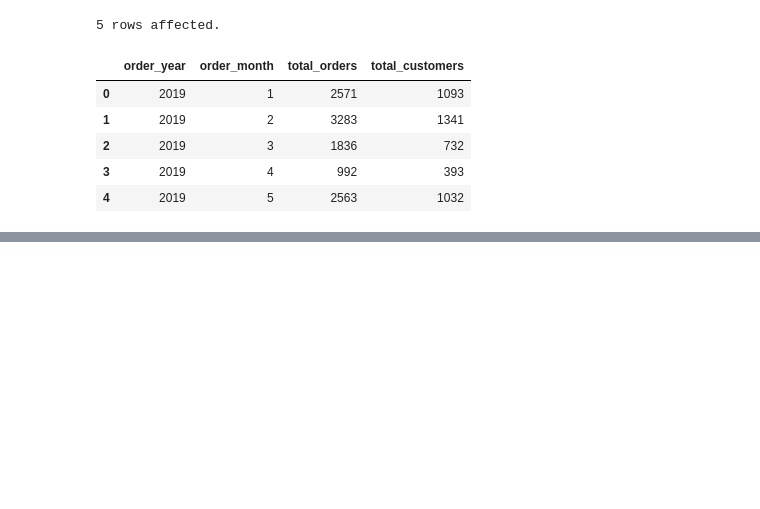
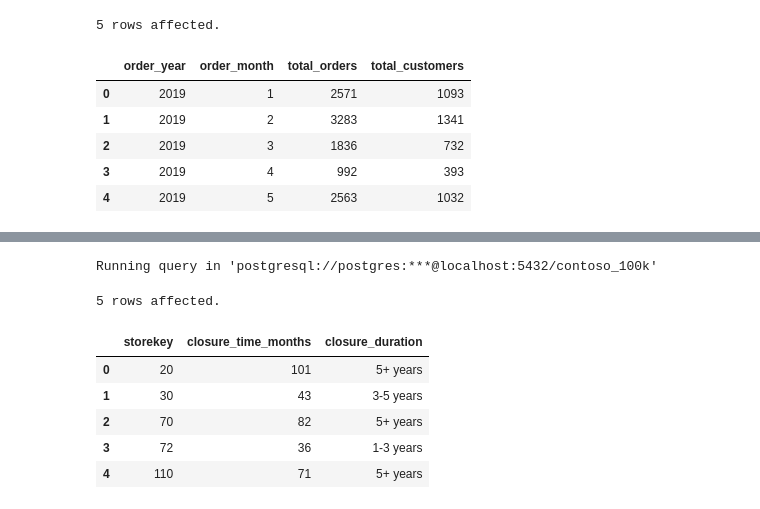
Before and after one commit to JonasWetzel94/google_collab_sql, a Jupyter notebook: Resources/Blank_SQL_Notebook.ipynb, the cells around one changed output, grey strips where cells are left out. Drawn from its saved outputs; the diff is of its cells as text; code cells hidden in the pictures; blank space fills up the shorter version.

```diff
--- a/Resources/Blank_SQL_Notebook.ipynb
+++ b/Resources/Blank_SQL_Notebook.ipynb
@@ -236,0 +281,30 @@ LIMIT 5;]
+# %%
+%%sql
+WITH store_durations AS (
+    SELECT
+        storekey,
+        EXTRACT(YEAR FROM AGE(closedate, opendate)) * 12 + EXTRACT(MONTH FROM AGE(closedate, opendate)) closure_time_months
+    FROM store
+    WHERE closedate IS NOT NULL
+)
+SELECT
+    storekey,
+    closure_time_months,
+    CASE
+        WHEN closure_time_months < 12 THEN 'Less than 1 year'
+        WHEN closure_time_months BETWEEN 12 AND 36 THEN '1-3 years'
+        WHEN closure_time_months BETWEEN 37 AND 60 THEN '3-5 years'
+        ELSE '5+ years'
+    END closure_duration
+FROM store_durations
+ORDER BY storekey
+LIMIT 5;
+# %% [output]
+Running query in 'postgresql://postgres:***@localhost:5432/contoso_100k'
+5 rows affected.
+|  | storekey | closure_time_months | closure_duration |
+| 0 | 20 | 101 | 5+ years |
+| 1 | 30 | 43 | 3-5 years |
+| 2 | 70 | 82 | 5+ years |
+| 3 | 72 | 36 | 1-3 years |
+| 4 | 110 | 71 | 5+ years |
```
Also changed, not shown: parts of 5 cells of this notebook.
